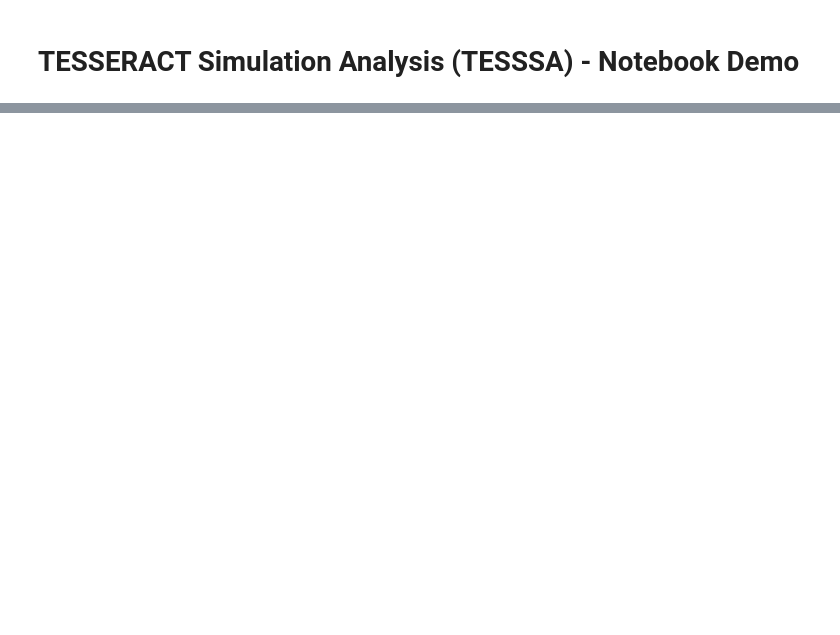
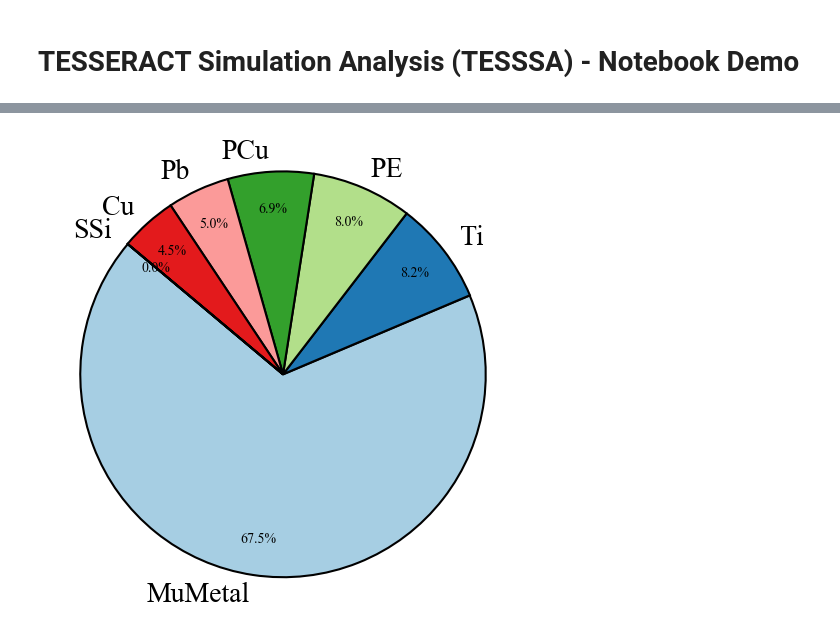
Before and after one commit to lesliejuigne/TESSERACT_Simulation_Analysis, a Jupyter notebook: processing/tesssa_demo.ipynb, the cells around one changed output, grey strips where cells are left out. Drawn from its saved outputs; the diff is of its cells as text; code cells hidden in the pictures; blank space fills up the shorter version.

```diff
--- a/processing/tesssa_demo.ipynb
+++ b/processing/tesssa_demo.ipynb
@@ -81,0 +36,2 @@ array([6.39492935e+02, 4.08305009e+00, 6.44327916e-02, 1.24891898e-03,
+# %%
+s_off = ssp.G4SimProcessor('internals',"/disk/data1/lze/ljuign/run4_g4sim_v11/internals/filtered", bias="boff")
@@ -81,0 +56,25 @@ array([6.39492935e+02, 4.08305009e+00, 6.44327916e-02, 1.24891898e-03,
+# %%
+labels = [item['Layer'] for item in s_off.summary_data]
+values = [item['DRU_0-1_keV'] for item in s_off.summary_data]
+
+sorted_data = sorted(zip(values, labels), reverse=True)
+values, labels = zip(*sorted_data)
+
+colors = plt.cm.Paired(range(len(labels)))
+
+plt.figure(figsize=(5, 5))#, facecolor='none')
+plt.pie(
+    values,
+    labels=labels,
+    autopct='%1.1f%%',
+    startangle=140,
+    colors=colors,
+    pctdistance=0.82,
+    explode=[0.0009] * len(labels),
+    wedgeprops={'edgecolor': 'black', 'linewidth': 1.5, 'antialiased': True}
+)
+plt.axis('equal')
+plt.tight_layout()
+plt.show()
+# %% [output]
+[figure, added]
```
Also changed, not shown: parts of 20 cells of this notebook, 11 other files.
